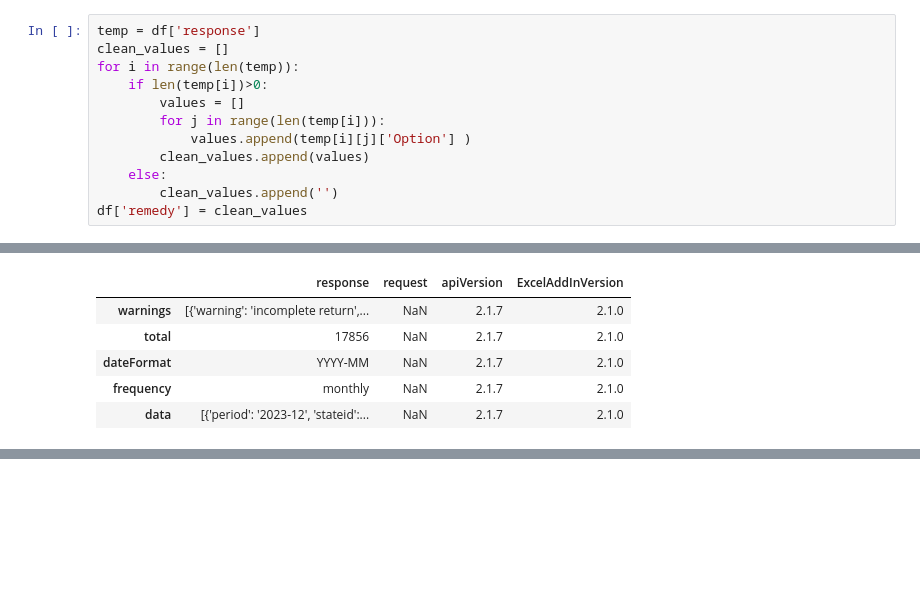
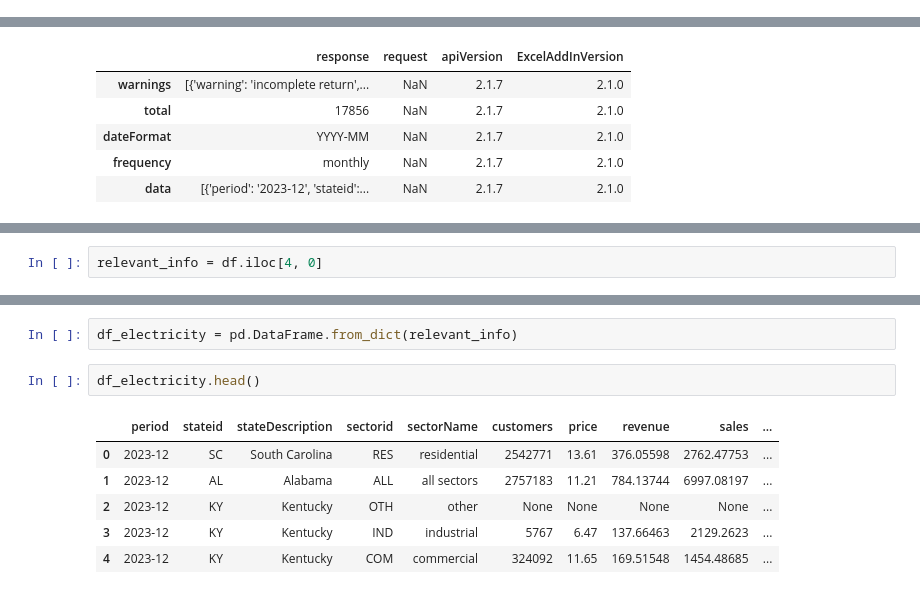
Before and after one commit to alyshaakhtar/DS3001-labs, a Jupyter notebook: 01_api_calls/assignment_notebook.ipynb, the cells around one changed output, grey strips where cells are left out. Saved outputs shown, nothing was run; the diff lists cells and outputs as text; blank space fills up the shorter version.

```diff
--- a/01_api_calls/assignment_notebook.ipynb
+++ b/01_api_calls/assignment_notebook.ipynb
@@ -390,15 +390,3 @@ data = json.loads(response_bytes)
 response.close()
 # %%
 df = pd.DataFrame.from_dict(data)
-# %%
-temp = df['response']
-clean_values = []
-for i in range(len(temp)):
-    if len(temp[i])>0:
-        values = []
-        for j in range(len(temp[i])):
-            values.append(temp[i][j]['Option'] )
-        clean_values.append(values)
-    else:
-        clean_values.append('')
-df['remedy'] = clean_values
@@ -419,0 +402,2 @@ KeyError: 'data'
+# %%
+relevant_info = df.iloc[4, 0]
@@ -419,0 +413,11 @@ KeyError: 'data'
+# %%
+df_electricity = pd.DataFrame.from_dict(relevant_info)
+# %%
+df_electricity.head()
+# %% [output]
+|  | period | stateid | stateDescription | sectorid | sectorName | customers | price | revenue | sales | ... |
+| 0 | 2023-12 | SC | South Carolina | RES | residential | 2542771 | 13.61 | 376.05598 | 2762.47753 | ... |
+| 1 | 2023-12 | AL | Alabama | ALL | all sectors | 2757183 | 11.21 | 784.13744 | 6997.08197 | ... |
+| 2 | 2023-12 | KY | Kentucky | OTH | other | None | None | None | None | ... |
+| 3 | 2023-12 | KY | Kentucky | IND | industrial | 5767 | 6.47 | 137.66463 | 2129.2623 | ... |
+| 4 | 2023-12 | KY | Kentucky | COM | commercial | 324092 | 11.65 | 169.51548 | 1454.48685 | ... |
```
Also changed, not shown: parts of 3 cells of this notebook.
